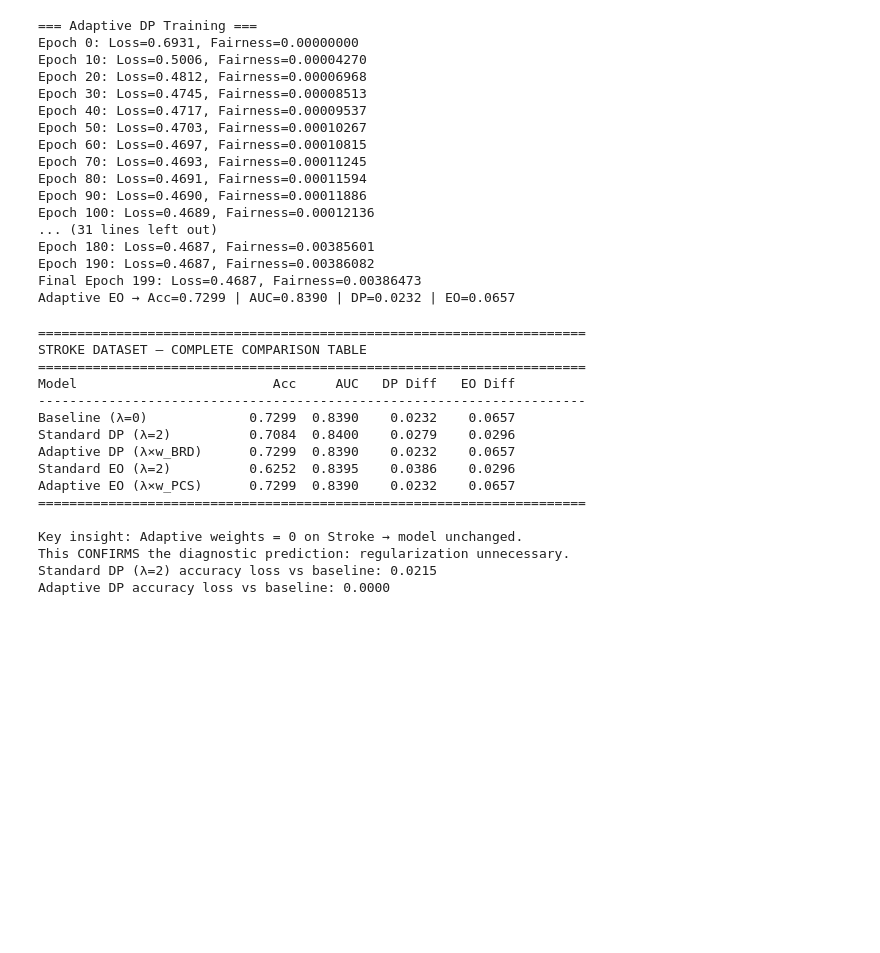
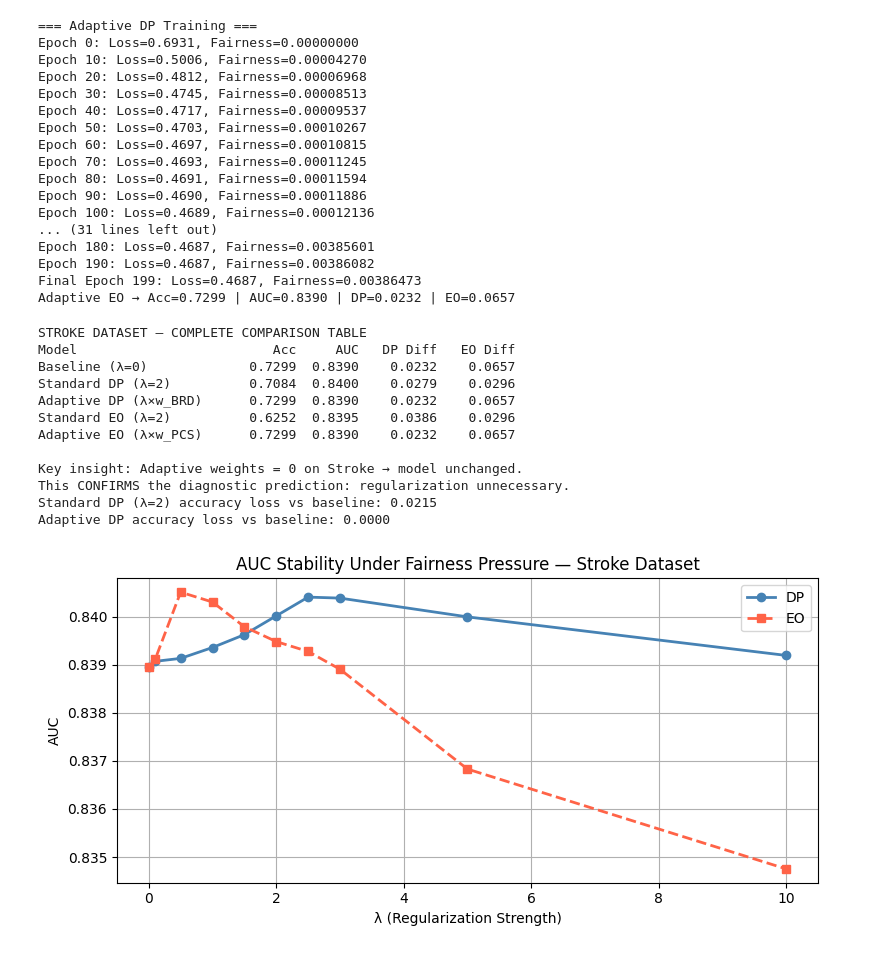
Before and after one commit to OneHitRickk/Fairness-Aware-Loss-Function-Design-for-Healthcare-Risk-Prediction, a Jupyter notebook: Stroke_4F90.ipynb, the cells around one changed output. Cells and saved outputs as stored; diff of their text form; code cells hidden in the pictures; blank space fills up the shorter version.

```diff
--- a/Stroke_4F90.ipynb
+++ b/Stroke_4F90.ipynb
@@ -1065,55 +1066,49 @@ Epoch 190: Loss=0.4687, Fairness=0.00386082
 Final Epoch 199: Loss=0.4687, Fairness=0.00386473
 Adaptive EO → Acc=0.7299 | AUC=0.8390 | DP=0.0232 | EO=0.0657
 # %%
-# ============================================================
 # Comparison Table — Baseline vs Standard vs Adaptive
-# ============================================================
 
-print("=" * 70)
 print("STROKE DATASET — COMPLETE COMPARISON TABLE")
-print("=" * 70)
 print(f"{'Model':<25} {'Acc':>7} {'AUC':>7} {'DP Diff':>9} {'EO Diff':>9}")
-print("-" * 70)
 
 # Baseline (λ=0) — pull from results_dp
 baseline = results_dp["lambda=0"]
 print(f"{'Baseline (λ=0)':<25} "
-    f"{baseline['accuracy']:>7.4f} "
-    f"{baseline['auc']:>7.4f} "
-    f"{baseline['dp_diff']:>9.4f} "
-    f"{baseline['eo_diff']:>9.4f}")
+  f"{baseline['accuracy']:>7.4f} "
+  f"{baseline['auc']:>7.4f} "
+  f"{baseline['dp_diff']:>9.4f} "
+  f"{baseline['eo_diff']:>9.4f}")
 
 # Standard DP (λ=2)
 std_dp = results_dp["lambda=2"]
 print(f"{'Standard DP (λ=2)':<25} "
-    f"{std_dp['accuracy']:>7.4f} "
-    f"{std_dp['auc']:>7.4f} "
-    f"{std_dp['dp_diff']:>9.4f} "
-    f"{std_dp['eo_diff']:>9.4f}")
+  f"{std_dp['accuracy']:>7.4f} "
+  f"{std_dp['auc']:>7.4f} "
+  f"{std_dp['dp_diff']:>9.4f} "
+  f"{std_dp['eo_diff']:>9.4f}")
 
 # Adaptive DP
 print(f"{'Adaptive DP (λ×w_BRD)':<25} "
-    f"{acc_adap_dp:>7.4f} "
-    f"{auc_adap_dp:>7.4f} "
-    f"{dp_diff_adap:>9.4f} "
-    f"{eo_diff_adap:>9.4f}")
+  f"{acc_adap_dp:>7.4f} "
+  f"{auc_adap_dp:>7.4f} "
+  f"{dp_diff_adap:>9.4f} "
+  f"{eo_diff_adap:>9.4f}")
 
 # Standard EO (λ=2)
 std_eo = results_eo["lambda=2"]
 print(f"{'Standard EO (λ=2)':<25} "
-    f"{std_eo['accuracy']:>7.4f} "
-    f"{std_eo['auc']:>7.4f} "
-    f"{std_eo['dp_diff']:>9.4f} "
-    f"{std_eo['eo_diff']:>9.4f}")
+  f"{std_eo['accuracy']:>7.4f} "
+  f"{std_eo['auc']:>7.4f} "
+  f"{std_eo['dp_diff']:>9.4f} "
+  f"{std_eo['eo_diff']:>9.4f}")
 
 # Adaptive EO
 print(f"{'Adaptive EO (λ×w_PCS)':<25} "
-    f"{acc_adap_eo:>7.4f} "
-    f"{auc_adap_eo:>7.4f} "
-    f"{dp_diff_adap_eo:>9.4f} "
-    f"{eo_diff_adap_eo:>9.4f}")
+  f"{acc_adap_eo:>7.4f} "
+  f"{auc_adap_eo:>7.4f} "
+  f"{dp_diff_adap_eo:>9.4f} "
+  f"{eo_diff_adap_eo:>9.4f}")
 
-print("=" * 70)
 print()
 print("Key insight: Adaptive weights = 0 on Stroke → model unchanged.")
 print("This CONFIRMS the diagnostic prediction: regularization unnecessary.")
@@ -1122,19 +1117,36 @@ print(f"Standard DP (λ=2) accuracy loss vs baseline: "
 print(f"Adaptive DP accuracy loss vs baseline: "
     f"{baseline['accuracy'] - acc_adap_dp:.4f}")
 # %% [output]
-======================================================================
 STROKE DATASET — COMPLETE COMPARISON TABLE
-======================================================================
 Model                         Acc     AUC   DP Diff   EO Diff
-----------------------------------------------------------------------
 Baseline (λ=0)             0.7299  0.8390    0.0232    0.0657
 Standard DP (λ=2)          0.7084  0.8400    0.0279    0.0296
 Adaptive DP (λ×w_BRD)      0.7299  0.8390    0.0232    0.0657
 Standard EO (λ=2)          0.6252  0.8395    0.0386    0.0296
 Adaptive EO (λ×w_PCS)      0.7299  0.8390    0.0232    0.0657
-======================================================================
 
 Key insight: Adaptive weights = 0 on Stroke → model unchanged.
 This CONFIRMS the diagnostic prediction: regularization unnecessary.
 Standard DP (λ=2) accuracy loss vs baseline: 0.0215
 Adaptive DP accuracy loss vs baseline: 0.0000
+# %%
+# AUC Stability Plot
+lambdas_dp = [res["lambda"] for res in results_dp.values()]
+aucs_dp    = [res["auc"]    for res in results_dp.values()]
+lambdas_eo = [res["lambda"] for res in results_eo.values()]
+aucs_eo    = [res["auc"]    for res in results_eo.values()]
+
+plt.figure(figsize=(8, 4))
+plt.plot(lambdas_dp, aucs_dp, marker='o', color='steelblue',
+        label='DP', linewidth=2)
+plt.plot(lambdas_eo, aucs_eo, marker='s', color='tomato',
+        label='EO', linewidth=2, linestyle='--')
+plt.xlabel("λ (Regularization Strength)")
+plt.ylabel("AUC")
+plt.title("AUC Stability Under Fairness Pressure — Stroke Dataset")
+plt.legend()
+plt.grid(True)
+plt.tight_layout()
+plt.show()
+# %% [output]
+[figure, added]
```
Also changed, not shown: parts of 21 cells of this notebook, 5 other files.
